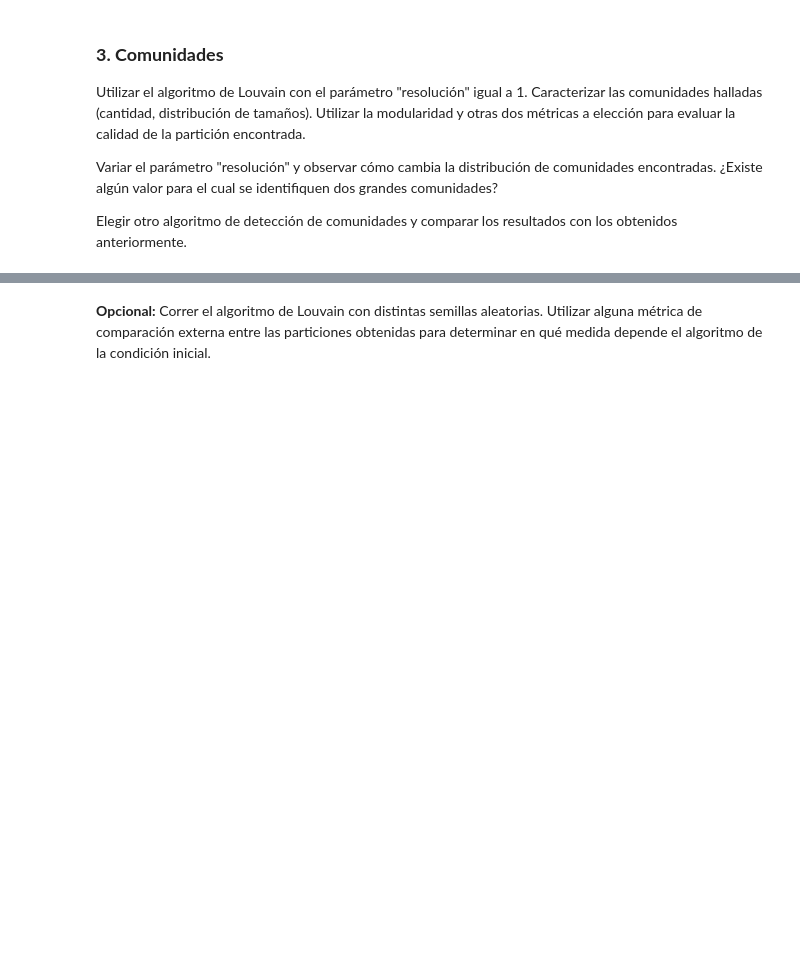
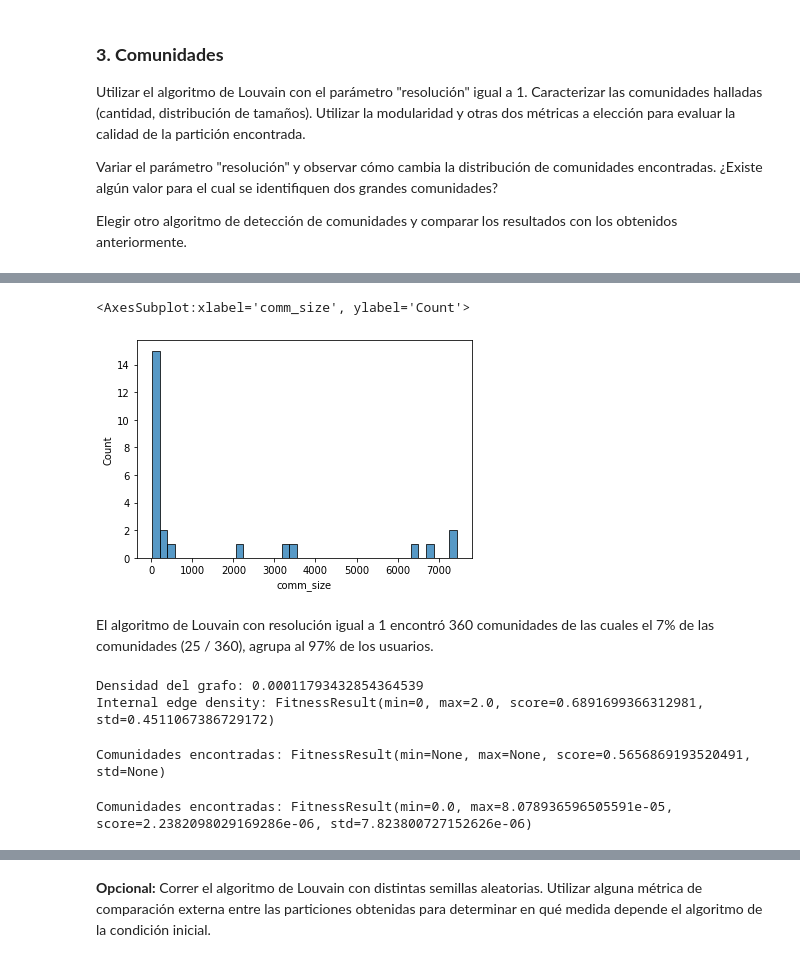
Before and after one commit to benjaminocampo/diplodatos_graphs, a Jupyter notebook: Practico1.ipynb, the cells around one changed output, grey strips where cells are left out. Drawn from its saved outputs; the diff is of its cells as text; code cells hidden in the pictures; blank space fills up the shorter version.

```diff
--- a/Practico1.ipynb
+++ b/Practico1.ipynb
@@ -479,0 +428,26 @@ NameError: name 'algorithms' is not defined
+# %%
+sn.histplot(data=densest_communities_df,
+            x="comm_size",
+            bins=40)
+# %% [output]
+<AxesSubplot:xlabel='comm_size', ylabel='Count'>
+[figure, added]
+# %% [markdown]
+El algoritmo de Louvain con resolución igual a 1 encontró 360 comunidades de las
+cuales el 7% de las comunidades (25 / 360), agrupa al 97% de los usuarios.
+# %%
+m = larg_G.number_of_edges()
+N = larg_G.number_of_nodes()
+print('Densidad del grafo:', m/(N*(N-1)/2))
+print('Internal edge density:', evaluation.internal_edge_density(larg_G, comms))
+# %% [output]
+Densidad del grafo: 0.00011793432854364539
+Internal edge density: FitnessResult(min=0, max=2.0, score=0.6891699366312981, std=0.4511067386729172)
+# %%
+print('Modularity:', evaluation.newman_girvan_modularity(larg_G, comms))
+# %% [output]
+Comunidades encontradas: FitnessResult(min=None, max=None, score=0.5656869193520491, std=None)
+# %%
+print('Cut Ratio:', evaluation.cut_ratio(larg_G, comms))
+# %% [output]
+Comunidades encontradas: FitnessResult(min=0.0, max=8.078936596505591e-05, score=2.2382098029169286e-06, std=7.823800727152626e-06)
```
Also changed, not shown: parts of 25 cells of this notebook, 1 other file.
